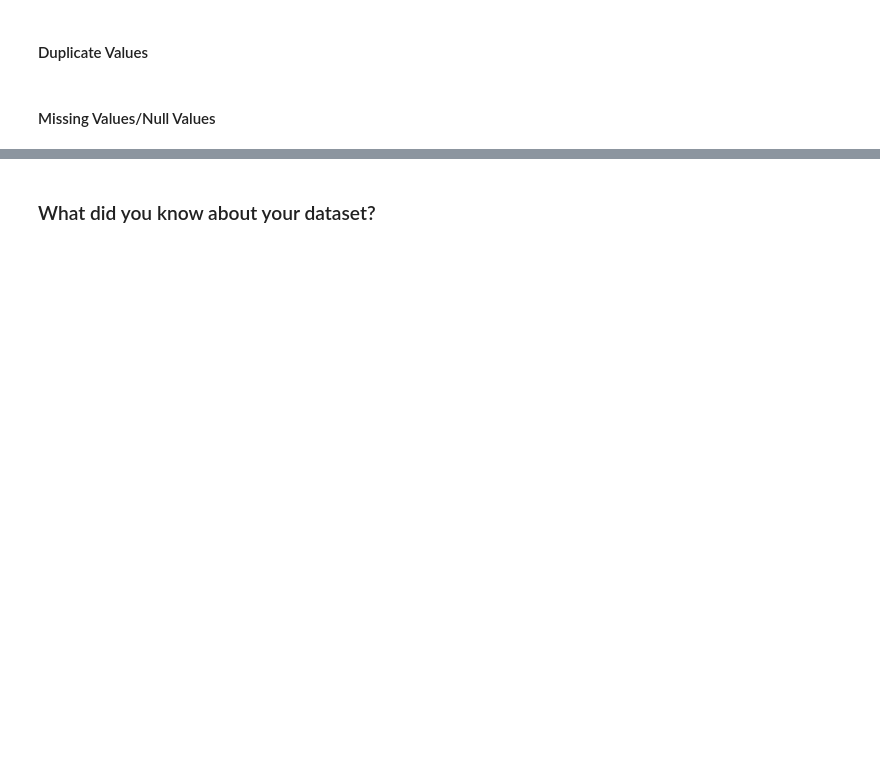
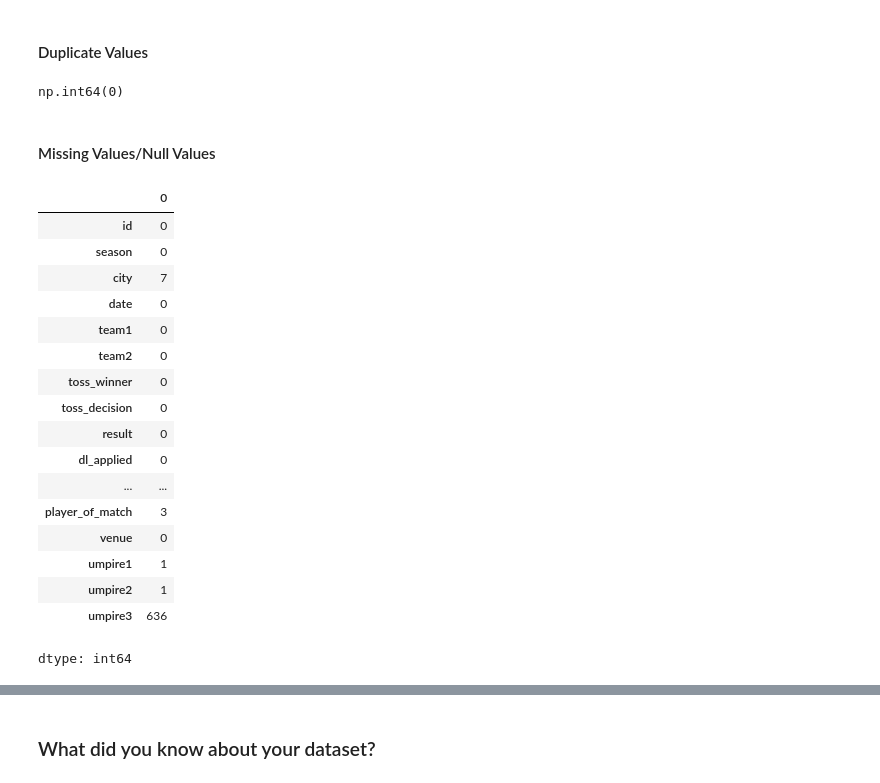
Before and after one commit to ianujrathore/GenerativeAI-and-AgenticAI, a Jupyter notebook: EDA__Project_IPL_Match_Data_Analysis.ipynb, the cells around one changed output, grey strips where cells are left out. Drawn from its saved outputs; the diff is of its cells as text; code cells hidden in the pictures; blank space fills up the shorter version.

```diff
--- a/EDA__Project_IPL_Match_Data_Analysis.ipynb
+++ b/EDA__Project_IPL_Match_Data_Analysis.ipynb
@@ -102,9 +135,32 @@ M - Multivariate Analysis
 #### Duplicate Values
 # %%
 # Dataset Duplicate Value Count
+df.duplicated().sum()
+# %% [output]
+np.int64(0)
 # %% [markdown]
 #### Missing Values/Null Values
 # %%
 # Missing Values/Null Values Count
+df.isnull().sum()
+# %% [output]
+|  | 0 |
+| id | 0 |
+| season | 0 |
+| city | 7 |
+| date | 0 |
+| team1 | 0 |
+| team2 | 0 |
+| toss_winner | 0 |
+| toss_decision | 0 |
+| result | 0 |
+| dl_applied | 0 |
+| ... | ... |
+| player_of_match | 3 |
+| venue | 0 |
+| umpire1 | 1 |
+| umpire2 | 1 |
+| umpire3 | 636 |
+dtype: int64
 # %%
 # Visualizing the missing values
```
Also changed, not shown: parts of 26 cells of this notebook.
